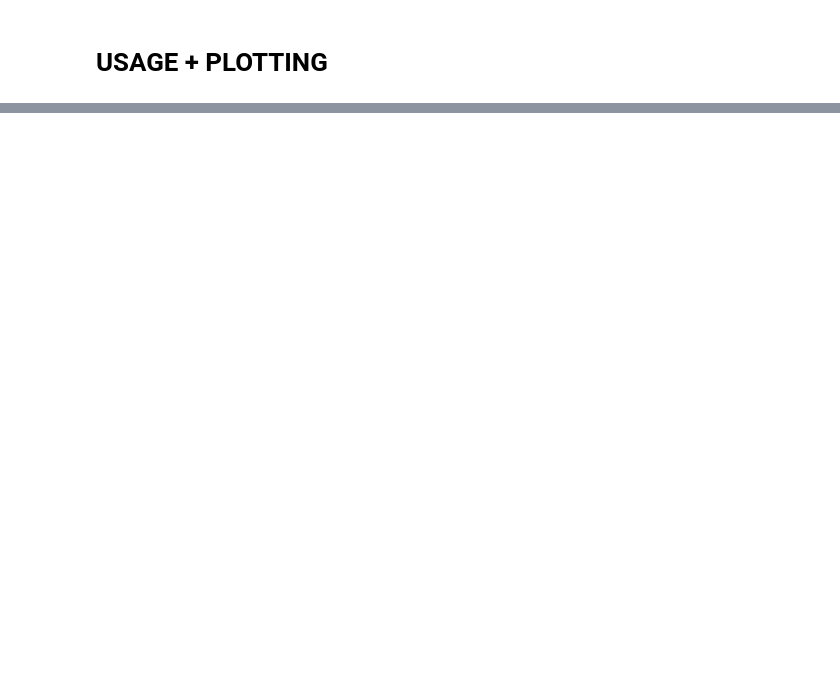
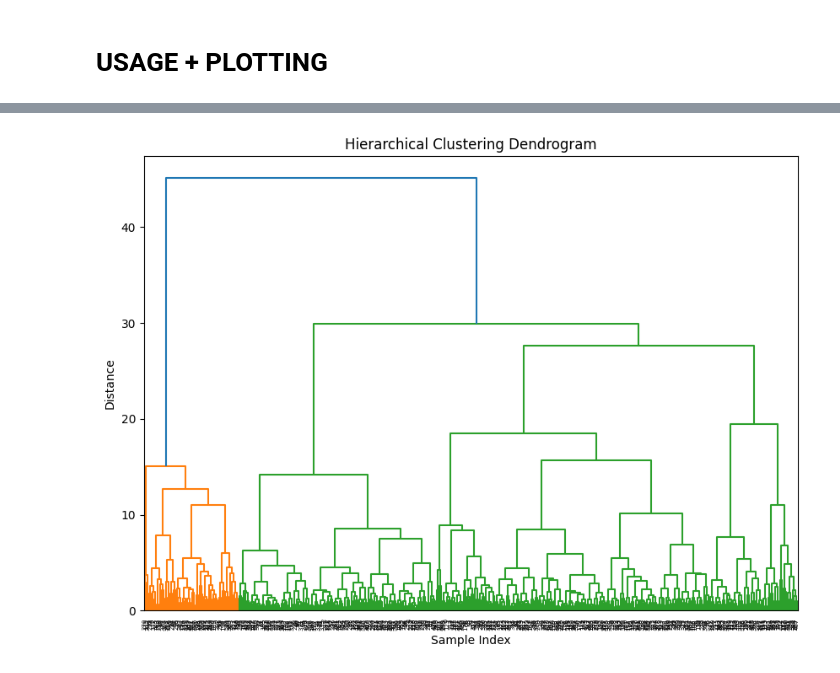
Before and after one commit to CARosss/AS01, a Jupyter notebook: 5_clustering_methods.ipynb, the cells around one changed output, grey strips where cells are left out. Saved outputs shown, nothing was run; the diff lists cells and outputs as text; code cells hidden in the pictures; blank space fills up the shorter version.

```diff
--- a/5_clustering_methods.ipynb
+++ b/5_clustering_methods.ipynb
@@ -341,6 +341,36 @@ def hierarchical_clustering(data, selected_features, n_clusters=3):
     #plt.show()
 
     return hc, labels
+
+from scipy.cluster.hierarchy import dendrogram, linkage
+
+def plot_dendrogram(data, selected_features, method='ward', figsize=(10,7)):
+    """
+    Plot dendrogram for hierarchical clustering
+
+    Parameters:
+    -----------
+    data : DataFrame or array
+    selected_features : list of features
+    method : str, optional (default='ward')
+        Linkage method: 'ward', 'complete', 'average', or 'single'
+    """
+    # Prepare and scale data
+    X, feature_names = prepare_data(data, selected_features)
+    X_scaled = StandardScaler().fit_transform(X)
+
+    # Calculate linkage matrix
+    Z = linkage(X_scaled, method=method)
+
+    # Plot
+    plt.figure(figsize=figsize)
+    plt.title('Hierarchical Clustering Dendrogram')
+    dendrogram(Z)
+    plt.xlabel('Sample Index')
+    plt.ylabel('Distance')
+    plt.show()
+
+    return Z
 # %% [markdown]
 
 # USAGE + PLOTTING
@@ -674,0 +654,5 @@ for n_clusters in range(2,4):
+# %%
+# Usage:
+Z = plot_dendrogram(df, selected_features)
+# %% [output]
+[figure, added]
```
Also changed, not shown: parts of 7 cells of this notebook, 5 other files.
